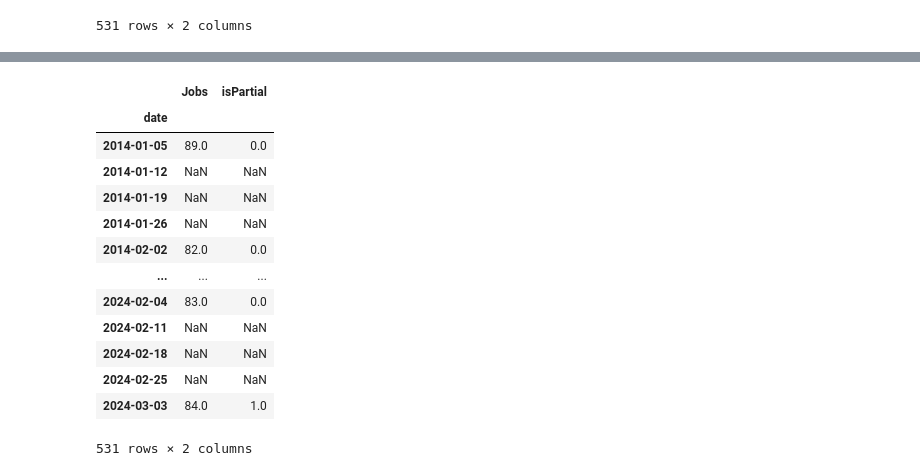
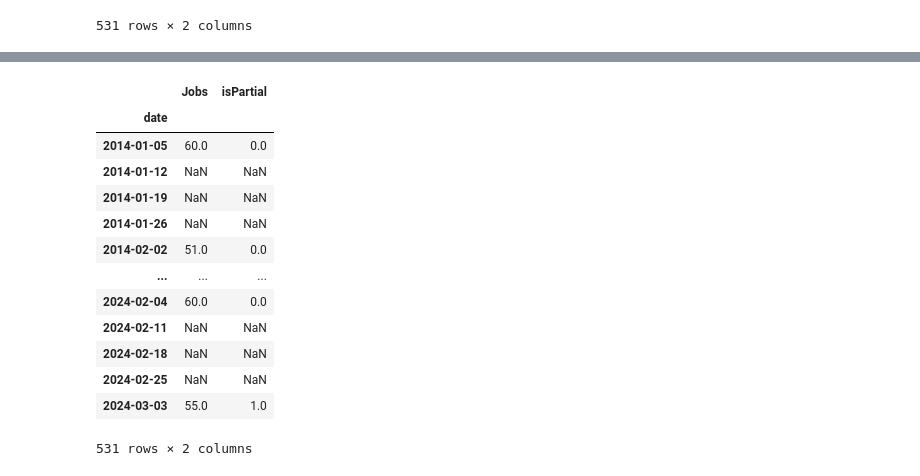
Before and after one commit to cris-jimenez89/BORRADOR-DESAFIO-TRIPULACIONES, a Jupyter notebook: Pruebas finales pytrends, gdelt y big query/PRUEBA PYTRENDS actualizada.ipynb, the cells around one changed output, grey strips where cells are left out. Saved outputs shown, nothing was run; the diff lists cells and outputs as text; code cells hidden in the pictures.

```diff
--- a/nuevos notebooks/PRUEBA PYTRENDS actualizada.ipynb
+++ b/Pruebas finales pytrends, gdelt y big query/PRUEBA PYTRENDS actualizada.ipynb
@@ -371,43 +380,43 @@ KeyboardInterrupt:
 # %%
 # NO FUNCIONA EL PARAMETRO RESOLUCION para cambiar a semanal, ASI QUE BUSCAMOS OTRA FORMA
 import pandas as pd
 
 def obtener_datos_google_trends_semanal(palabra_clave):
     try:
         # Intentar obtener datos de Google Trends
         pytrends = TrendReq(hl='es', tz=360)
-        pytrends.build_payload(kw_list=[palabra_clave], timeframe='2014-01-01 2024-03-31', geo='US')
+        pytrends.build_payload(kw_list=[palabra_clave], timeframe='2014-01-01 2024-03-31', geo='ES')
         data = pytrends.interest_over_time()
 
         # Convertir datos a frecuencia semanal
         data_semanal = data.resample('W').mean()
 
         return data_semanal
     except Exception as e:
         # Si ocurre un error, imprimirlo y esperar antes de volver a intentar
         print(f"Error al obtener datos de Google Trends: {e}")
         time.sleep(60)  # Esperar 60 segundos (ajustar según sea necesario)
         return obtener_datos_google_trends_semanal(palabra_clave)
 
 # Ejemplo de uso
 palabra_clave = "Jobs"
 datos_semanales = obtener_datos_google_trends_semanal(palabra_clave)
 datos_semanales
 # NO SALE CORRECTAMENTE PORQUE TIENE LOS DATOS POR MESES, NO POR SEMANA. eL RESAMPLEO NO HA SERVIDO
 # SI QUEREMOS PONER DE FILTRO QUE SEA DE 2004 HASTA AHORA, TODO EL HISTORICO, NOS SALE POR MES
 # HABRIA QUE DECIDIR SI METER OTROS FILTROS DE TIEMPO (que si que nos de semanales, como los mensuales aunque es mas curro)
 # %% [output]
 |  | Jobs | isPartial |
 | date |  |  |
-| 2014-01-05 | 89.0 | 0.0 |
+| 2014-01-05 | 60.0 | 0.0 |
 | 2014-01-12 | NaN | NaN |
 | 2014-01-19 | NaN | NaN |
 | 2014-01-26 | NaN | NaN |
-| 2014-02-02 | 82.0 | 0.0 |
+| 2014-02-02 | 51.0 | 0.0 |
 | ... | ... | ... |
-| 2024-02-04 | 83.0 | 0.0 |
+| 2024-02-04 | 60.0 | 0.0 |
 | 2024-02-11 | NaN | NaN |
 | 2024-02-18 | NaN | NaN |
 | 2024-02-25 | NaN | NaN |
-| 2024-03-03 | 84.0 | 1.0 |
+| 2024-03-03 | 55.0 | 1.0 |
 531 rows × 2 columns
```
Also changed, not shown: parts of 3 cells of this notebook, 6 other files.
